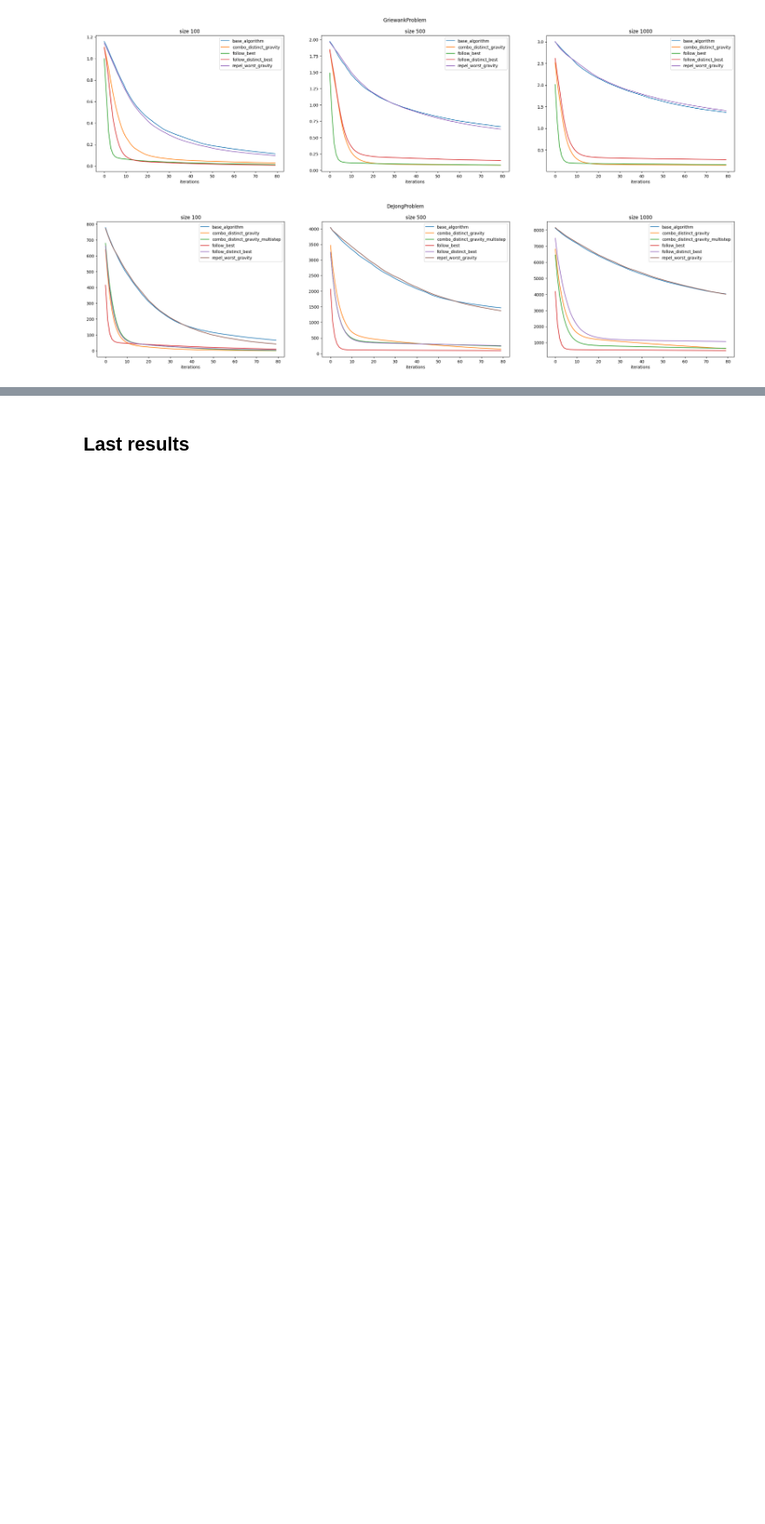
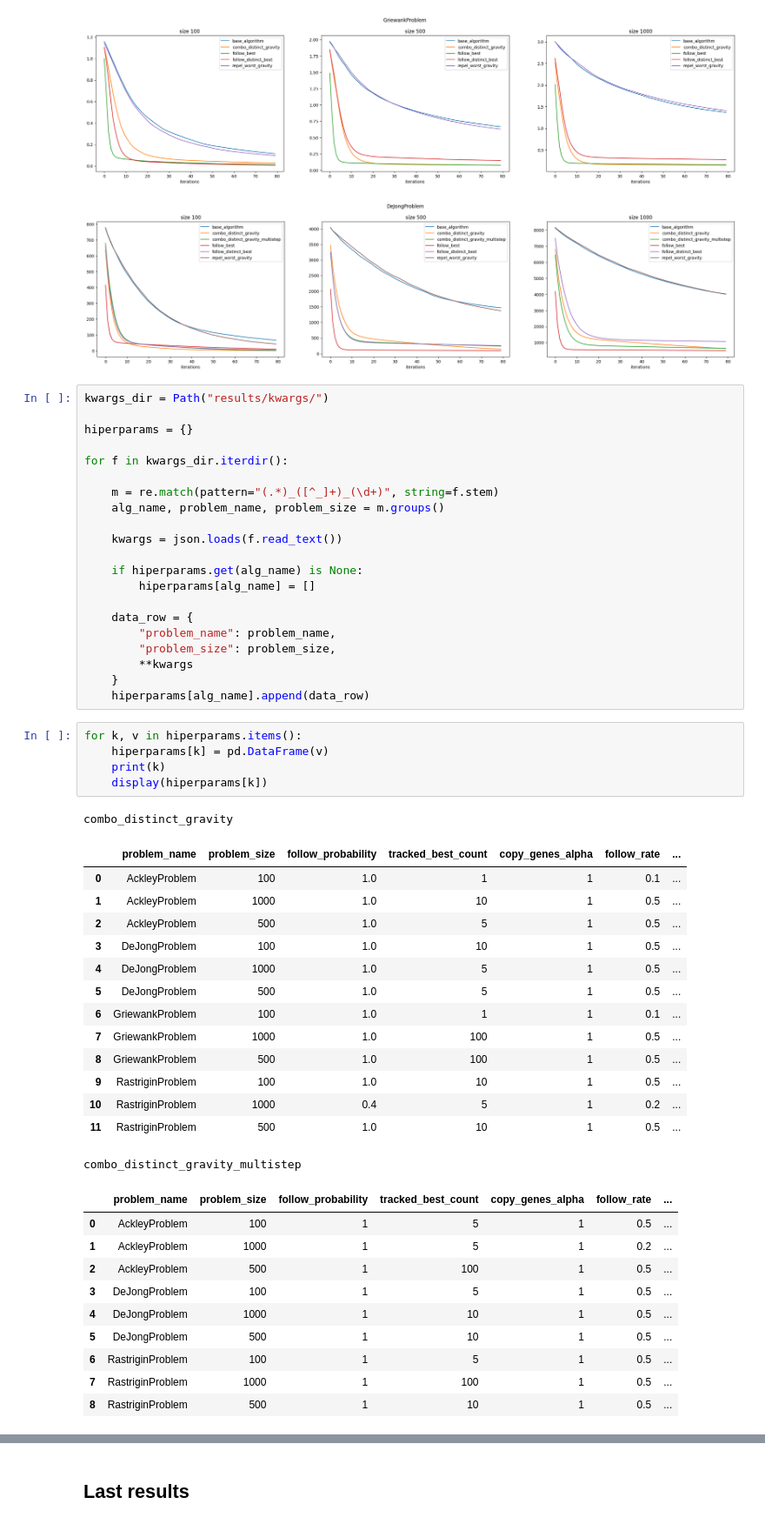
Before and after one commit to GloomyC/JmetalSocial, a Jupyter notebook: VisualiseResults.ipynb, the cells around one changed output, grey strips where cells are left out. Shown at 87% size. Drawn from its saved outputs; the diff is of its cells as text; blank space fills up the shorter version.

Commit message:
add: prints best hiperparams for each experiment

```diff
--- a/VisualiseResults.ipynb
+++ b/VisualiseResults.ipynb
@@ -57,3 +60,55 @@ for problem in problems:
 [figure]
 [figure]
 [figure]
+# %%
+kwargs_dir = Path("results/kwargs/")
+
+hiperparams = {}
+
+for f in kwargs_dir.iterdir():
+
+    m = re.match(pattern="(.*)_([^_]+)_(\d+)", string=f.stem)
+    alg_name, problem_name, problem_size = m.groups()
+
+    kwargs = json.loads(f.read_text())
+
+    if hiperparams.get(alg_name) is None:
+        hiperparams[alg_name] = []
+
+    data_row = {
+        "problem_name": problem_name,
+        "problem_size": problem_size,
+        **kwargs
+    }
+    hiperparams[alg_name].append(data_row)
+# %%
+for k, v in hiperparams.items():
+    hiperparams[k] = pd.DataFrame(v)
+    print(k)
+    display(hiperparams[k])
+# %% [output]
+combo_distinct_gravity
+|  | problem_name | problem_size | follow_probability | tracked_best_count | copy_genes_alpha | follow_rate | ... |
+| 0 | AckleyProblem | 100 | 1.0 | 1 | 1 | 0.1 | ... |
+| 1 | AckleyProblem | 1000 | 1.0 | 10 | 1 | 0.5 | ... |
+| 2 | AckleyProblem | 500 | 1.0 | 5 | 1 | 0.5 | ... |
+| 3 | DeJongProblem | 100 | 1.0 | 10 | 1 | 0.5 | ... |
+| 4 | DeJongProblem | 1000 | 1.0 | 5 | 1 | 0.5 | ... |
+| 5 | DeJongProblem | 500 | 1.0 | 5 | 1 | 0.5 | ... |
+| 6 | GriewankProblem | 100 | 1.0 | 1 | 1 | 0.1 | ... |
+| 7 | GriewankProblem | 1000 | 1.0 | 100 | 1 | 0.5 | ... |
+| 8 | GriewankProblem | 500 | 1.0 | 100 | 1 | 0.5 | ... |
+| 9 | RastriginProblem | 100 | 1.0 | 10 | 1 | 0.5 | ... |
+| 10 | RastriginProblem | 1000 | 0.4 | 5 | 1 | 0.2 | ... |
+| 11 | RastriginProblem | 500 | 1.0 | 10 | 1 | 0.5 | ... |
+combo_distinct_gravity_multistep
+|  | problem_name | problem_size | follow_probability | tracked_best_count | copy_genes_alpha | follow_rate | ... |
+| 0 | AckleyProblem | 100 | 1 | 5 | 1 | 0.5 | ... |
+| 1 | AckleyProblem | 1000 | 1 | 5 | 1 | 0.2 | ... |
+| 2 | AckleyProblem | 500 | 1 | 100 | 1 | 0.5 | ... |
+| 3 | DeJongProblem | 100 | 1 | 5 | 1 | 0.5 | ... |
+| 4 | DeJongProblem | 1000 | 1 | 10 | 1 | 0.5 | ... |
+| 5 | DeJongProblem | 500 | 1 | 10 | 1 | 0.5 | ... |
+| 6 | RastriginProblem | 100 | 1 | 5 | 1 | 0.5 | ... |
+| 7 | RastriginProblem | 1000 | 1 | 100 | 1 | 0.5 | ... |
+| 8 | RastriginProblem | 500 | 1 | 10 | 1 | 0.5 | ... |
```
Also changed, not shown: parts of 2 cells of this notebook.
